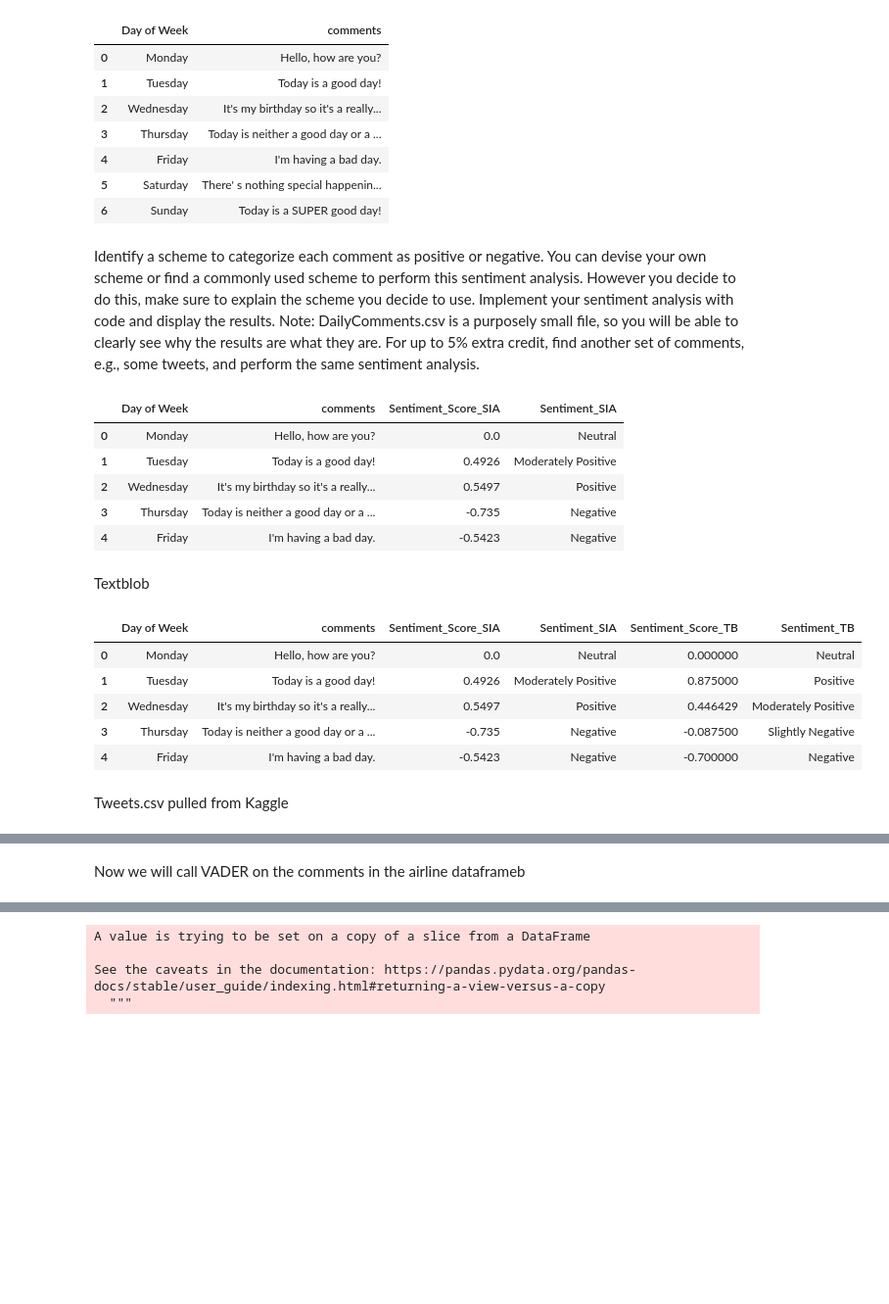
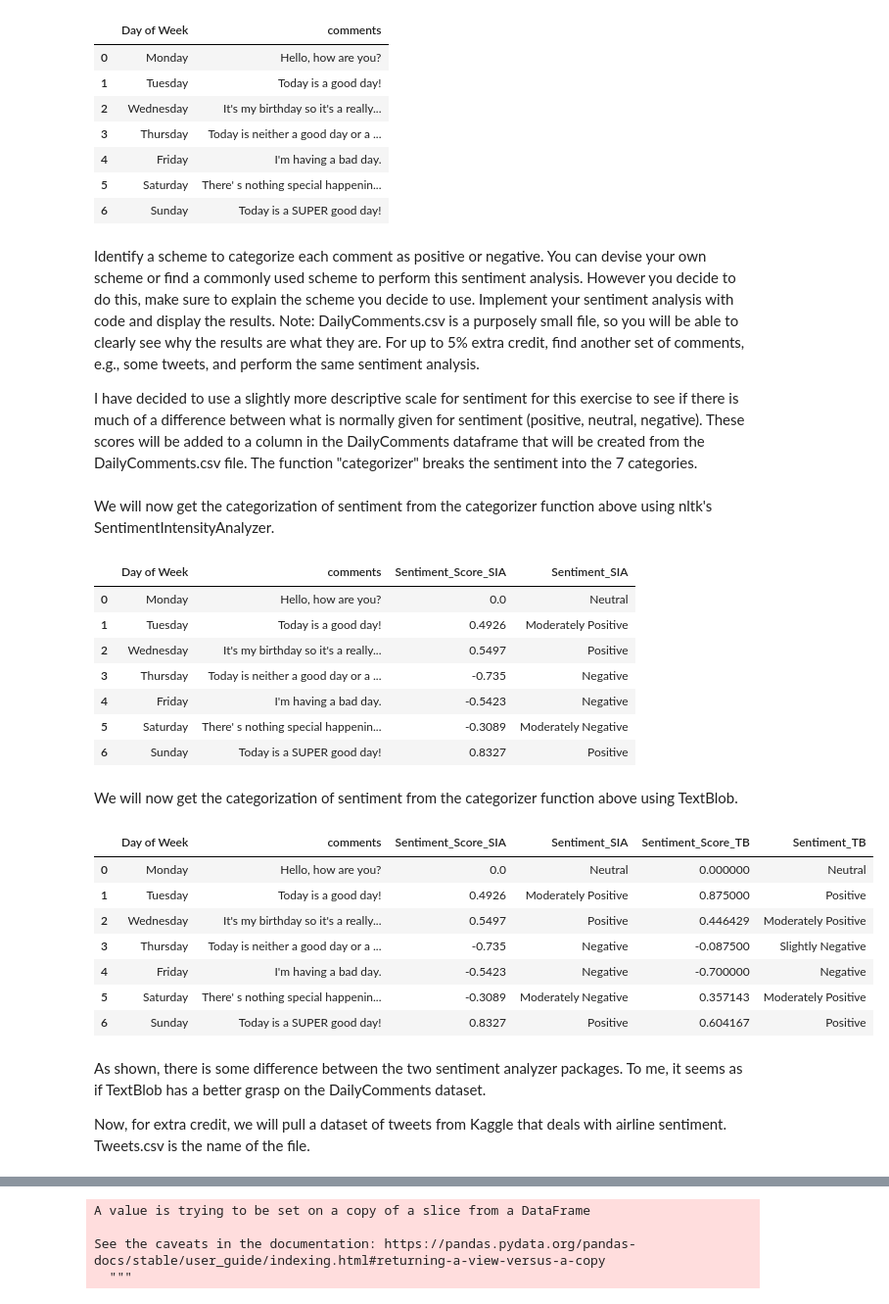
Before and after one commit to ramsey-king/DSC-550-Data-Mining, a Jupyter notebook: Week4/King_Ramsey_Exercise4-2.ipynb, the cells around one changed output, grey strips where cells are left out. Shown at 98% size. Saved outputs shown, nothing was run; the diff lists cells and outputs as text; code cells hidden in the pictures; blank space fills up the shorter version.

```diff
--- a/Week4/King_Ramsey_Exercise4-2.ipynb
+++ b/Week4/King_Ramsey_Exercise4-2.ipynb
@@ -24,6 +24,8 @@ daily_df.head(7)
 Identify a scheme to categorize each comment as positive or negative. You can devise your own scheme or find a commonly used scheme to perform this sentiment analysis. However you decide to do this, make sure to explain the scheme you decide to use.
 Implement your sentiment analysis with code and display the results. Note: DailyComments.csv is a purposely small file, so you will be able to clearly see why the results are what they are.
 For up to 5% extra credit, find another set of comments, e.g., some tweets, and perform the same sentiment analysis.
+
+I have decided to use a slightly more descriptive scale for sentiment for this exercise to see if there is much of a difference between what is normally given for sentiment (positive, neutral, negative).  These scores will be added to a column in the DailyComments dataframe that will be created from the DailyComments.csv file.  The function "categorizer" breaks the sentiment into the 7 categories.
 # %%
 def categorizer(compound):
     if compound > 0 and compound <= 0.25:
@@ -40,6 +42,8 @@ def categorizer(compound):
         return 'Negative'
     else:
         return 'Neutral'
+# %% [markdown]
+We will now get the categorization of sentiment from the categorizer function above using nltk's SentimentIntensityAnalyzer.
 # %%
 # nltk.download('vader_lexicon')
 from nltk.sentiment import SentimentIntensityAnalyzer
@@ -50,7 +54,7 @@ for i in range(len(daily_df.comments)):
     daily_df['Sentiment_Score_SIA'][i] = daily_df['Sentiment_Score_SIA'][i]['compound']
 
 daily_df['Sentiment_SIA'] = daily_df['Sentiment_Score_SIA'].apply(categorizer)
-daily_df.head(5)
+daily_df.head(7)
 # %% [output]
 |  | Day of Week | comments | Sentiment_Score_SIA | Sentiment_SIA |
 | 0 | Monday | Hello, how are you? | 0.0 | Neutral |
@@ -58,30 +62,36 @@ daily_df.head(5)
 | 2 | Wednesday | It's my birthday so it's a really... | 0.5497 | Positive |
 | 3 | Thursday | Today is neither a good day or a ... | -0.735 | Negative |
 | 4 | Friday | I'm having a bad day. | -0.5423 | Negative |
+| 5 | Saturday | There' s nothing special happenin... | -0.3089 | Moderately Negative |
+| 6 | Sunday | Today is a SUPER good day! | 0.8327 | Positive |
-# %% [markdown]
-Textblob
+# %% [markdown]
+We will now get the categorization of sentiment from the categorizer function above using TextBlob.
 # %%
 from textblob import TextBlob
 
 sentiment_list = []
 
 for i in range(len(daily_df.comments)):
     blob = TextBlob(daily_df['comments'][i])
     sentiment_list.append(blob.sentiment.polarity)
 
 daily_df['Sentiment_Score_TB'] = sentiment_list
 
 daily_df['Sentiment_TB'] = daily_df['Sentiment_Score_TB'].apply(categorizer)
-daily_df.head()
+daily_df.head(7)
 # %% [output]
 |  | Day of Week | comments | Sentiment_Score_SIA | Sentiment_SIA | Sentiment_Score_TB | Sentiment_TB |
 | 0 | Monday | Hello, how are you? | 0.0 | Neutral | 0.000000 | Neutral |
 | 1 | Tuesday | Today is a good day! | 0.4926 | Moderately Positive | 0.875000 | Positive |
 | 2 | Wednesday | It's my birthday so it's a really... | 0.5497 | Positive | 0.446429 | Moderately Positive |
 | 3 | Thursday | Today is neither a good day or a ... | -0.735 | Negative | -0.087500 | Slightly Negative |
 | 4 | Friday | I'm having a bad day. | -0.5423 | Negative | -0.700000 | Negative |
+| 5 | Saturday | There' s nothing special happenin... | -0.3089 | Moderately Negative | 0.357143 | Moderately Positive |
+| 6 | Sunday | Today is a SUPER good day! | 0.8327 | Positive | 0.604167 | Positive |
-# %% [markdown]
-Tweets.csv pulled from Kaggle
+# %% [markdown]
+As shown, there is some difference between the two sentiment analyzer packages.  To me, it seems as if TextBlob has a better grasp on the DailyComments dataset.
+
+Now, for extra credit, we will pull a dataset of tweets from Kaggle that deals with airline sentiment.  Tweets.csv is the name of the file.
 # %%
 airline_df = pd.read_csv('Tweets.csv')
 airline_df.head()
@@ -92,5 +102,3 @@ airline_df.head()
 | 2 | 570301083672813571 | neutral | 0.6837 | NaN | NaN | Virgin America | ... |
 | 3 | 570301031407624196 | negative | 1.0000 | Bad Flight | 0.7033 | Virgin America | ... |
 | 4 | 570300817074462722 | negative | 1.0000 | Can't Tell | 1.0000 | Virgin America | ... |
-# %% [markdown]
-Now we will call VADER on the comments in the airline dataframeb
```
Also changed, not shown: parts of 6 cells of this notebook.
